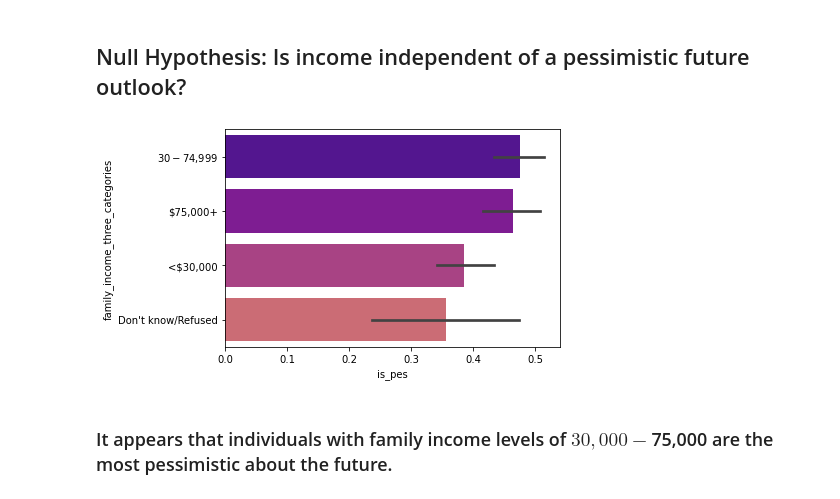
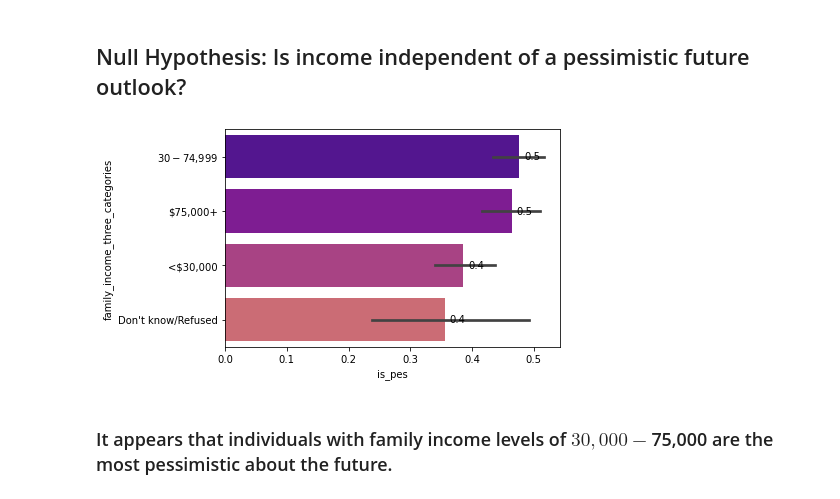
Before and after one commit to american-perspectives-capstone/american-attitudes, a Jupyter notebook: rough_notebooks/brookes_scratch_explore.ipynb, the cells around one changed output. Drawn from its saved outputs; the diff is of its cells as text; code cells hidden in the pictures.

```diff
--- a/rough_notebooks/brookes_scratch_explore.ipynb
+++ b/rough_notebooks/brookes_scratch_explore.ipynb
@@ -173,8 +184,40 @@ It appears that is little difference between those who identify male or female a
 ## Null Hypothesis: Is income independent of a pessimistic future outlook?
 # %%
 ax = sns.barplot(y="family_income_three_categories", x="is_pes", data=df)
+rects = ax.patches
+
+# For each bar: Place a label
+for rect in rects:
+    # Get X and Y placement of label from rect.
+    x_value = rect.get_width()
+    y_value = rect.get_y() + rect.get_height() / 2
+
+    # Number of points between bar and label. Change to your liking.
+    space = 5
+    # Vertical alignment for positive values
+    ha = 'left'
+
+    # If value of bar is negative: Place label left of bar
+    if x_value < 0:
+        # Invert space to place label to the left
+        space *= -1
+        # Horizontally align label at right
+        ha = 'right'
+
+    # Use X value as label and format number with one decimal place
+    label = "{:.1f}".format(x_value)
+
+    # Create annotation
+    plt.annotate(
+        label,                      # Use `label` as label
+        (x_value, y_value),         # Place label at end of the bar
+        xytext=(space, 0),          # Horizontally shift label by `space`
+        textcoords="offset points", # Interpret `xytext` as offset in points
+        va='center',                # Vertically center label
+        ha=ha)                      # Horizontally align label differently for
+                                    # positive and negative values.
 # %% [output]
-[figure, old version]
+[figure, new version]
 # %% [markdown]
 ### It appears that individuals with family income levels of $30,000-$75,000 are the most pessimistic about the future.
 # %%
```
Also changed, not shown: parts of 3 cells of this notebook, 2 other files.
